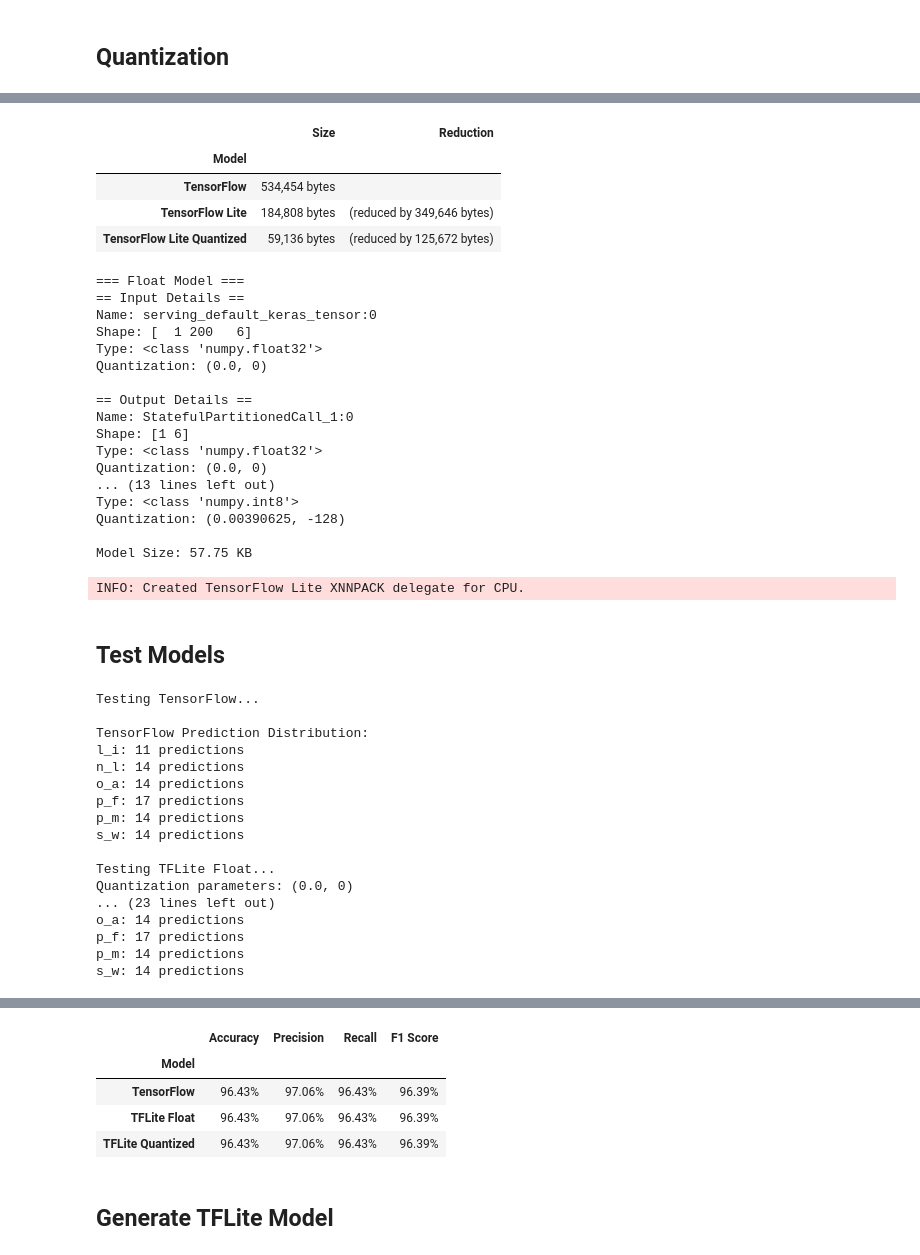
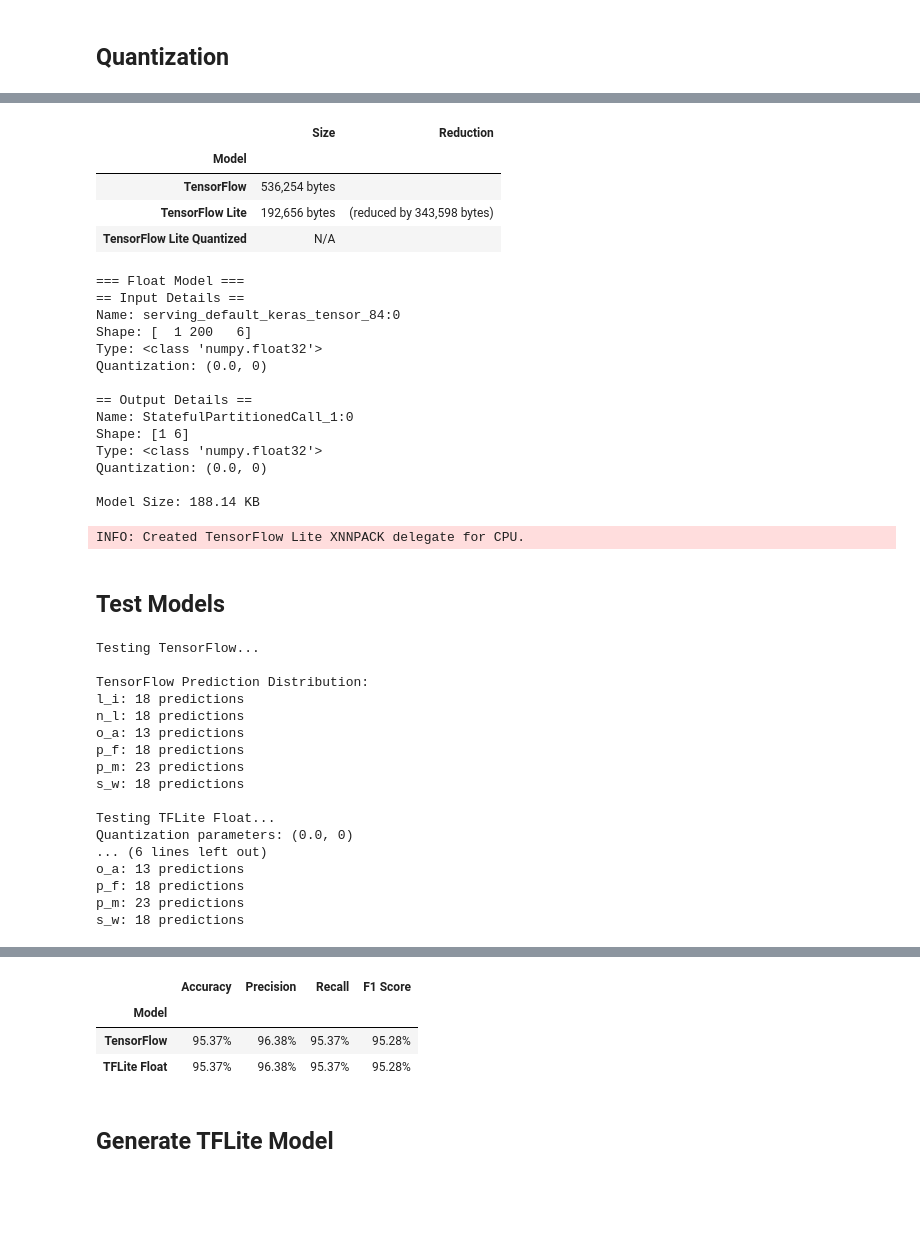
Before and after one commit to VedanshGoenka/RepMate_Tiny_ML, a Jupyter notebook: src/model/notebooks/Initial_Model_TFLite.ipynb, the cells around one changed output, grey strips where cells are left out. Cells and saved outputs as stored; diff of their text form; code cells hidden in the pictures; blank space fills up the shorter version.

Commit message:
Remove quantization

```diff
--- a/src/model/notebooks/Initial_Model_TFLite.ipynb
+++ b/src/model/notebooks/Initial_Model_TFLite.ipynb
@@ -965,7 +936,7 @@ VALIDATION_Y_cat = tf.keras.utils.to_categorical([labelToInt[y] for y in VALIDAT
 TRAIN_Y_cat = tf.keras.utils.to_categorical([labelToInt[y] for y in TRAIN_Y])
 
 # Define Batch Size
-BATCH_SIZE = 64
+BATCH_SIZE = 128
 SHUFFLE_BUFFER_SIZE = 256
 AUTO = tf.data.AUTOTUNE
 
@@ -994,40 +964,36 @@ for x, y in train_ds.take(1):
 # %%
 INPUT_SHAPE = (VECTOR_Y, VECTOR_X)
 
-dropout_rate = 0.23
 
+base_layer_size = 16
+kernel_size = 4
 
 def create_model(input_shape=INPUT_SHAPE, num_classes=NUM_CLASSES):
     inputs = tf.keras.Input(shape=input_shape)
 
-    x = tf.keras.layers.Conv1D(32, kernel_size=7, padding="same")(inputs)
+    x = tf.keras.layers.Conv1D(base_layer_size, kernel_size=kernel_size, padding="same")(inputs)
     x = tf.keras.layers.ReLU()(x)
     x = tf.keras.layers.MaxPooling1D(pool_size=2)(x)
     x = tf.keras.layers.BatchNormalization()(x)
-    x = tf.keras.layers.Dropout(dropout_rate)(x)
 
-    x = tf.keras.layers.Conv1D(64, kernel_size=5, padding="same")(x)
+    x = tf.keras.layers.Conv1D(base_layer_size , kernel_size=kernel_size, padding="same")(x)
     x = tf.keras.layers.ReLU()(x)
     x = tf.keras.layers.MaxPooling1D(pool_size=2)(x)
     x = tf.keras.layers.BatchNormalization()(x)
-    x = tf.keras.layers.Dropout(dropout_rate * 1.2)(x)
 
-    x = tf.keras.layers.Conv1D(64, kernel_size=3, padding="same")(x)
+    x = tf.keras.layers.Conv1D(base_layer_size * 2, kernel_size=kernel_size * 2, padding="same")(x)
     x = tf.keras.layers.ReLU()(x)
-    x = tf.keras.layers.MaxPooling1D(pool_size=2)(x)
+    x = tf.keras.layers.MaxPooling1D(pool_size=4)(x)
     x = tf.keras.layers.BatchNormalization()(x)
-    x = tf.keras.layers.Dropout(dropout_rate * 1.5)(x)
 
-    x = tf.keras.layers.Conv1D(64, kernel_size=3, padding="same")(x)
+    x = tf.keras.layers.Conv1D(base_layer_size * 4, kernel_size=kernel_size * 4, padding="same")(x)
     x = tf.keras.layers.ReLU()(x)
     x = tf.keras.layers.GlobalAveragePooling1D()(x)
-    x = tf.keras.layers.Dropout(dropout_rate * 1.7)(x)
 
-    x = tf.keras.layers.Dense(64)(x)
+    x = tf.keras.layers.Dense(base_layer_size * 4)(x)
     x = tf.keras.layers.ReLU()(x)
-    x = tf.keras.layers.Dense(32)(x)
+    x = tf.keras.layers.Dense(base_layer_size * 2)(x)
     x = tf.keras.layers.ReLU()(x)
-    x = tf.keras.layers.Dropout(dropout_rate * 2)(x)
 
     outputs = tf.keras.layers.Dense(num_classes, activation="softmax")(x)
     return tf.keras.Model(inputs, outputs)
@@ -1177,5 +1144,7 @@ Captures:
 # %% [markdown]
 ## Quantization
+# %%
+SKIP_QUANTIZATION = True
 # %%
 # Save a non quantized model
 converter = tf.lite.TFLiteConverter.from_saved_model(f"{SAVED_MODEL_FILENAME}")
@@ -1257,7 +1213,8 @@ def get_dir_size(dir_path):
 # Calculate sizes
 size_tf = get_dir_size(SAVED_MODEL_FILENAME)
 size_no_quant_tflite = os.path.getsize(FLOAT_TFL_MODEL_FILENAME)
-size_tflite = os.path.getsize(QUANTIZED_TFL_MODEL_FILENAME)
+if not SKIP_QUANTIZATION:
+    size_tflite = os.path.getsize(QUANTIZED_TFL_MODEL_FILENAME)
 
 # Create comparison DataFrame
 size_comparison = pd.DataFrame(
@@ -1266,12 +1223,12 @@ size_comparison = pd.DataFrame(
         "Size": [
             f"{size_tf:,} bytes",
             f"{size_no_quant_tflite:,} bytes",
-            f"{size_tflite:,} bytes",
+            f"{size_tflite:,} bytes" if not SKIP_QUANTIZATION else "N/A",
         ],
         "Reduction": [
             "",
             f"(reduced by {size_tf - size_no_quant_tflite:,} bytes)",
-            f"(reduced by {size_no_quant_tflite - size_tflite:,} bytes)",
+            f"(reduced by {size_no_quant_tflite - size_tflite:,} bytes)" if not SKIP_QUANTIZATION else "",
         ],
     }
 ).set_index("Model")
@@ -1281,9 +1238,9 @@ size_comparison
 # %% [output]
 |  | Size | Reduction |
 | Model |  |  |
-| TensorFlow | 534,454 bytes |  |
-| TensorFlow Lite | 184,808 bytes | (reduced by 349,646 bytes) |
-| TensorFlow Lite Quantized | 59,136 bytes | (reduced by 125,672 bytes) |
+| TensorFlow | 536,254 bytes |  |
+| TensorFlow Lite | 192,656 bytes | (reduced by 343,598 bytes) |
+| TensorFlow Lite Quantized | N/A |  |
 # %%
 def check_tflite_model(tflite_model_path):
     interpreter = tf.lite.Interpreter(model_path=tflite_model_path)
@@ -1316,12 +1273,13 @@ def check_tflite_model(tflite_model_path):
 # Check both models
 print("=== Float Model ===")
 check_tflite_model(FLOAT_TFL_MODEL_FILENAME)
-print("\n=== Quantized Model ===")
-check_tflite_model(QUANTIZED_TFL_MODEL_FILENAME)
+if not SKIP_QUANTIZATION:
+    print("\n=== Quantized Model ===")
+    check_tflite_model(QUANTIZED_TFL_MODEL_FILENAME)
 # %% [output]
 === Float Model ===
 == Input Details ==
-Name: serving_default_keras_tensor:0
+Name: serving_default_keras_tensor_84:0
 Shape: [  1 200   6]
 Type: <class 'numpy.float32'>
 Quantization: (0.0, 0)
@@ -1331,11 +1289,8 @@ Name: StatefulPartitionedCall_1:0
 Shape: [1 6]
 Type: <class 'numpy.float32'>
 Quantization: (0.0, 0)
-... (13 lines left out)
-Type: <class 'numpy.int8'>
-Quantization: (0.00390625, -128)
 
-Model Size: 57.75 KB
+Model Size: 188.14 KB
 INFO: Created TensorFlow Lite XNNPACK delegate for CPU.
 # %% [markdown]
 ## Test Models
@@ -1408,7 +1363,7 @@ def evaluate_models():
     models_to_test = [
         ("TensorFlow", None, False, True),
         ("TFLite Float", FLOAT_TFL_MODEL_FILENAME, False, True),
-        ("TFLite Quantized", QUANTIZED_TFL_MODEL_FILENAME, True, True),
+        # ("TFLite Quantized", QUANTIZED_TFL_MODEL_FILENAME, True, True),
     ]
 
     for model_name, model_path, is_quantized, debug in models_to_test:
@@ -1471,17 +1426,17 @@ model_comparison
 Testing TensorFlow...
 
 TensorFlow Prediction Distribution:
-l_i: 11 predictions
-n_l: 14 predictions
-o_a: 14 predictions
-p_f: 17 predictions
-p_m: 14 predictions
-s_w: 14 predictions
+l_i: 18 predictions
+n_l: 18 predictions
+o_a: 13 predictions
+p_f: 18 predictions
+p_m: 23 predictions
+s_w: 18 predictions
 
 Testing TFLite Float...
 Quantization parameters: (0.0, 0)
-... (23 lines left out)
-o_a: 14 predictions
-p_f: 17 predictions
-p_m: 14 predictions
-s_w: 14 predictions
+... (6 lines left out)
+o_a: 13 predictions
+p_f: 18 predictions
+p_m: 23 predictions
+s_w: 18 predictions
@@ -1491,7 +1445,6 @@ s_w: 14 predictions
 |  | Accuracy | Precision | Recall | F1 Score |
 | Model |  |  |  |  |
-| TensorFlow | 96.43% | 97.06% | 96.43% | 96.39% |
-| TFLite Float | 96.43% | 97.06% | 96.43% | 96.39% |
-| TFLite Quantized | 96.43% | 97.06% | 96.43% | 96.39% |
+| TensorFlow | 95.37% | 96.38% | 95.37% | 95.28% |
+| TFLite Float | 95.37% | 96.38% | 95.37% | 95.28% |
 # %% [markdown]
 ## Generate TFLite Model
```
Also changed, not shown: parts of 20 cells of this notebook, 42 other files.
